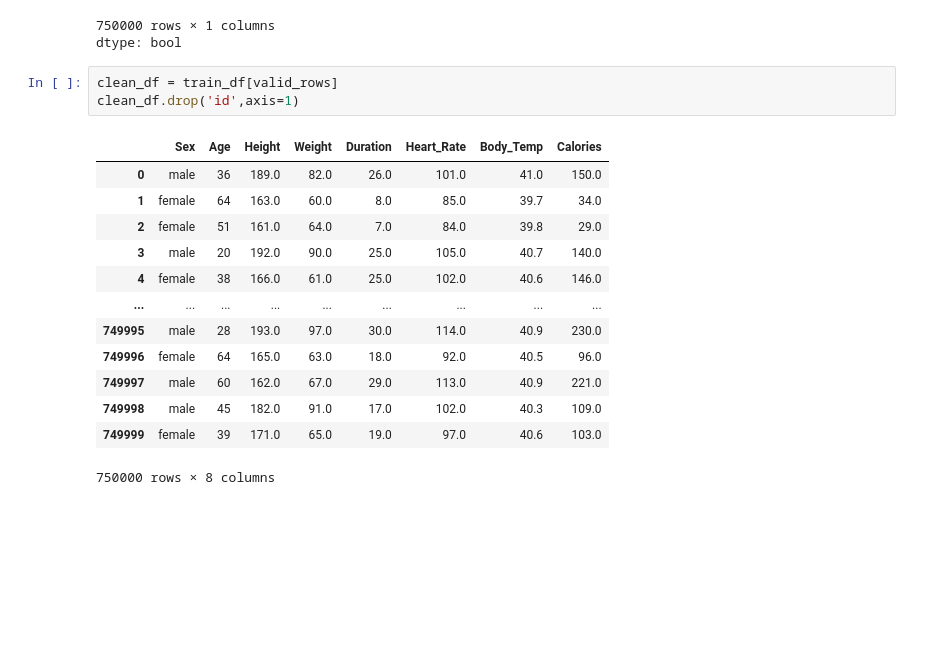
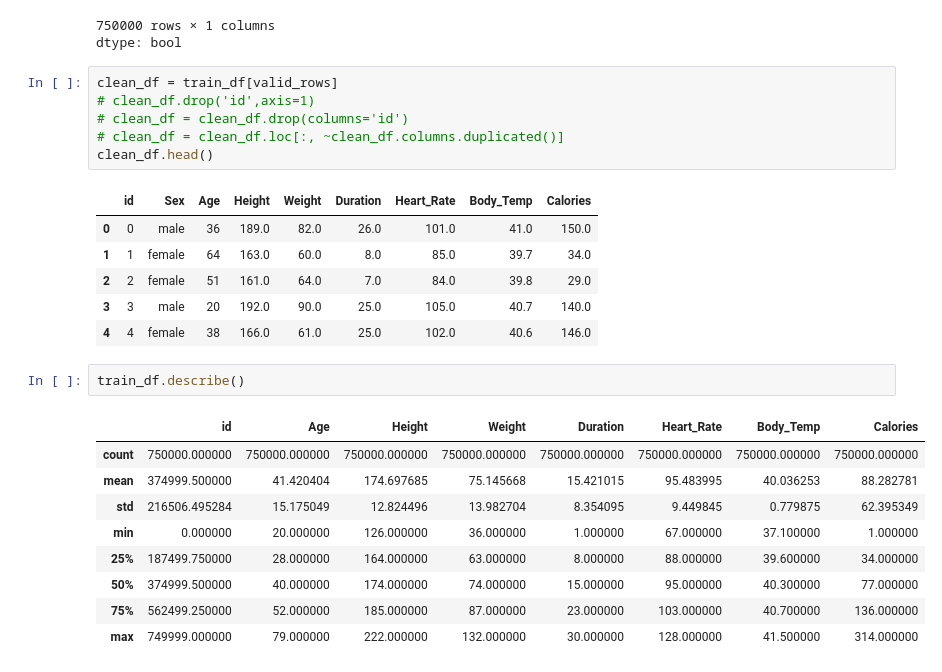
Before and after one commit to Abu-Taher01/Predict-Calorie-Expenditure, a Jupyter notebook: Welcome_To_Colab.ipynb, the cells around one changed output. Drawn from its saved outputs; the diff is of its cells as text; blank space fills up the shorter version.

```diff
--- a/Welcome_To_Colab.ipynb
+++ b/Welcome_To_Colab.ipynb
@@ -196,18 +196,26 @@ valid_rows
 dtype: bool
 # %%
 clean_df = train_df[valid_rows]
-clean_df.drop('id',axis=1)
+# clean_df.drop('id',axis=1)
+# clean_df = clean_df.drop(columns='id')
+# clean_df = clean_df.loc[:, ~clean_df.columns.duplicated()]
+clean_df.head()
 # %% [output]
-|  | Sex | Age | Height | Weight | Duration | Heart_Rate | Body_Temp | Calories |
-| 0 | male | 36 | 189.0 | 82.0 | 26.0 | 101.0 | 41.0 | 150.0 |
-| 1 | female | 64 | 163.0 | 60.0 | 8.0 | 85.0 | 39.7 | 34.0 |
-| 2 | female | 51 | 161.0 | 64.0 | 7.0 | 84.0 | 39.8 | 29.0 |
-| 3 | male | 20 | 192.0 | 90.0 | 25.0 | 105.0 | 40.7 | 140.0 |
-| 4 | female | 38 | 166.0 | 61.0 | 25.0 | 102.0 | 40.6 | 146.0 |
-| ... | ... | ... | ... | ... | ... | ... | ... | ... |
-| 749995 | male | 28 | 193.0 | 97.0 | 30.0 | 114.0 | 40.9 | 230.0 |
-| 749996 | female | 64 | 165.0 | 63.0 | 18.0 | 92.0 | 40.5 | 96.0 |
-| 749997 | male | 60 | 162.0 | 67.0 | 29.0 | 113.0 | 40.9 | 221.0 |
-| 749998 | male | 45 | 182.0 | 91.0 | 17.0 | 102.0 | 40.3 | 109.0 |
-| 749999 | female | 39 | 171.0 | 65.0 | 19.0 | 97.0 | 40.6 | 103.0 |
+|  | id | Sex | Age | Height | Weight | Duration | Heart_Rate | Body_Temp | Calories |
+| 0 | 0 | male | 36 | 189.0 | 82.0 | 26.0 | 101.0 | 41.0 | 150.0 |
+| 1 | 1 | female | 64 | 163.0 | 60.0 | 8.0 | 85.0 | 39.7 | 34.0 |
+| 2 | 2 | female | 51 | 161.0 | 64.0 | 7.0 | 84.0 | 39.8 | 29.0 |
+| 3 | 3 | male | 20 | 192.0 | 90.0 | 25.0 | 105.0 | 40.7 | 140.0 |
+| 4 | 4 | female | 38 | 166.0 | 61.0 | 25.0 | 102.0 | 40.6 | 146.0 |
-750000 rows × 8 columns
+# %%
+train_df.describe()
+# %% [output]
+|  | id | Age | Height | Weight | Duration | Heart_Rate | Body_Temp | Calories |
+| count | 750000.000000 | 750000.000000 | 750000.000000 | 750000.000000 | 750000.000000 | 750000.000000 | 750000.000000 | 750000.000000 |
+| mean | 374999.500000 | 41.420404 | 174.697685 | 75.145668 | 15.421015 | 95.483995 | 40.036253 | 88.282781 |
+| std | 216506.495284 | 15.175049 | 12.824496 | 13.982704 | 8.354095 | 9.449845 | 0.779875 | 62.395349 |
+| min | 0.000000 | 20.000000 | 126.000000 | 36.000000 | 1.000000 | 67.000000 | 37.100000 | 1.000000 |
+| 25% | 187499.750000 | 28.000000 | 164.000000 | 63.000000 | 8.000000 | 88.000000 | 39.600000 | 34.000000 |
+| 50% | 374999.500000 | 40.000000 | 174.000000 | 74.000000 | 15.000000 | 95.000000 | 40.300000 | 77.000000 |
+| 75% | 562499.250000 | 52.000000 | 185.000000 | 87.000000 | 23.000000 | 103.000000 | 40.700000 | 136.000000 |
+| max | 749999.000000 | 79.000000 | 222.000000 | 132.000000 | 30.000000 | 128.000000 | 41.500000 | 314.000000 |
```
Also changed, not shown: parts of 2 cells of this notebook.
